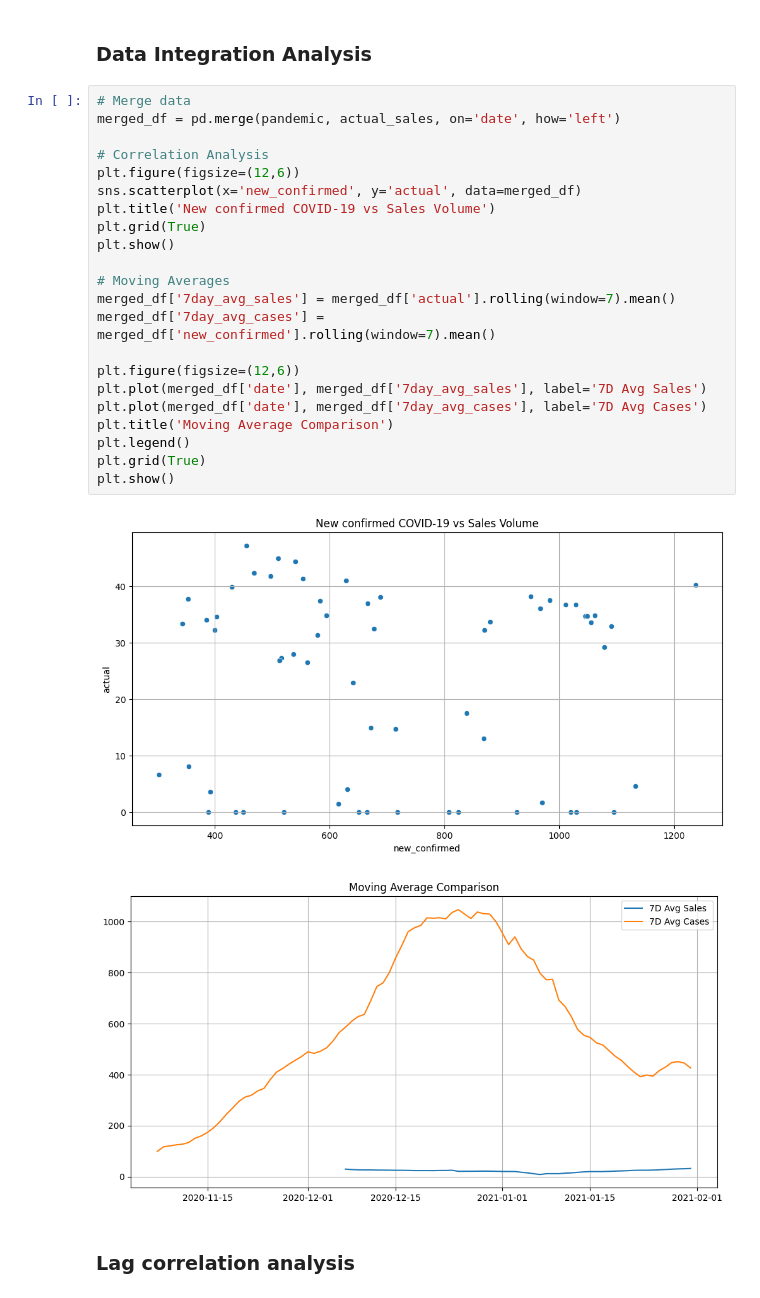
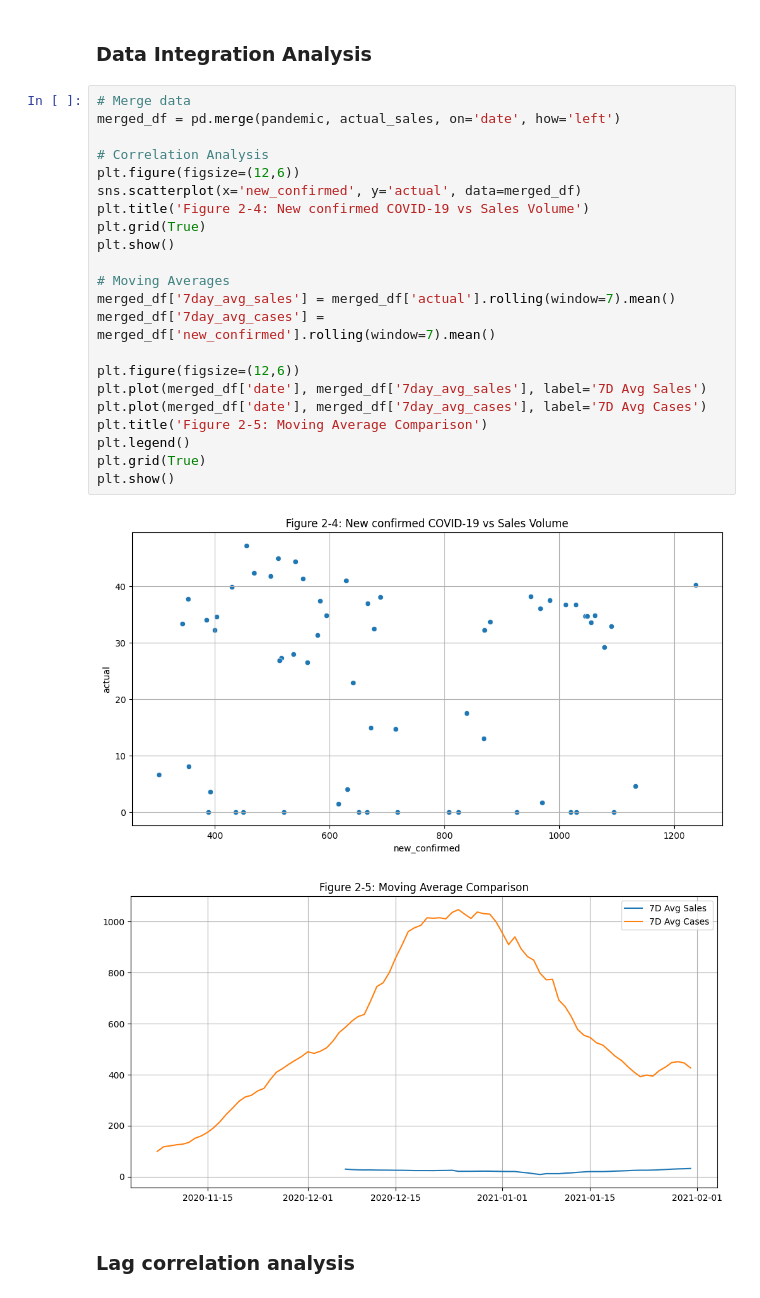
Before and after one commit to akit-a/hw_6_2, a Jupyter notebook: pandemic_sales_analysis.ipynb, the cells around one changed output. Cells and saved outputs as stored; diff of their text form.

```diff
--- a/pandemic_sales_analysis.ipynb
+++ b/pandemic_sales_analysis.ipynb
@@ -115,28 +115,28 @@ Forecast Statistics:
 # %%
 # Merge data
 merged_df = pd.merge(pandemic, actual_sales, on='date', how='left')
 
 # Correlation Analysis
 plt.figure(figsize=(12,6))
 sns.scatterplot(x='new_confirmed', y='actual', data=merged_df)
-plt.title('New confirmed COVID-19 vs Sales Volume')
+plt.title('Figure 2-4: New confirmed COVID-19 vs Sales Volume')
 plt.grid(True)
 plt.show()
 
 # Moving Averages
 merged_df['7day_avg_sales'] = merged_df['actual'].rolling(window=7).mean()
 merged_df['7day_avg_cases'] = merged_df['new_confirmed'].rolling(window=7).mean()
 
 plt.figure(figsize=(12,6))
 plt.plot(merged_df['date'], merged_df['7day_avg_sales'], label='7D Avg Sales')
 plt.plot(merged_df['date'], merged_df['7day_avg_cases'], label='7D Avg Cases')
-plt.title('Moving Average Comparison')
+plt.title('Figure 2-5: Moving Average Comparison')
 plt.legend()
 plt.grid(True)
 plt.show()
 # %% [output]
-[figure, old version]
+[figure, new version]
-[figure, old version]
+[figure, new version]
 # %% [markdown]
 ### Lag correlation analysis
 # %%
```
Also changed, not shown: parts of 5 cells of this notebook.
